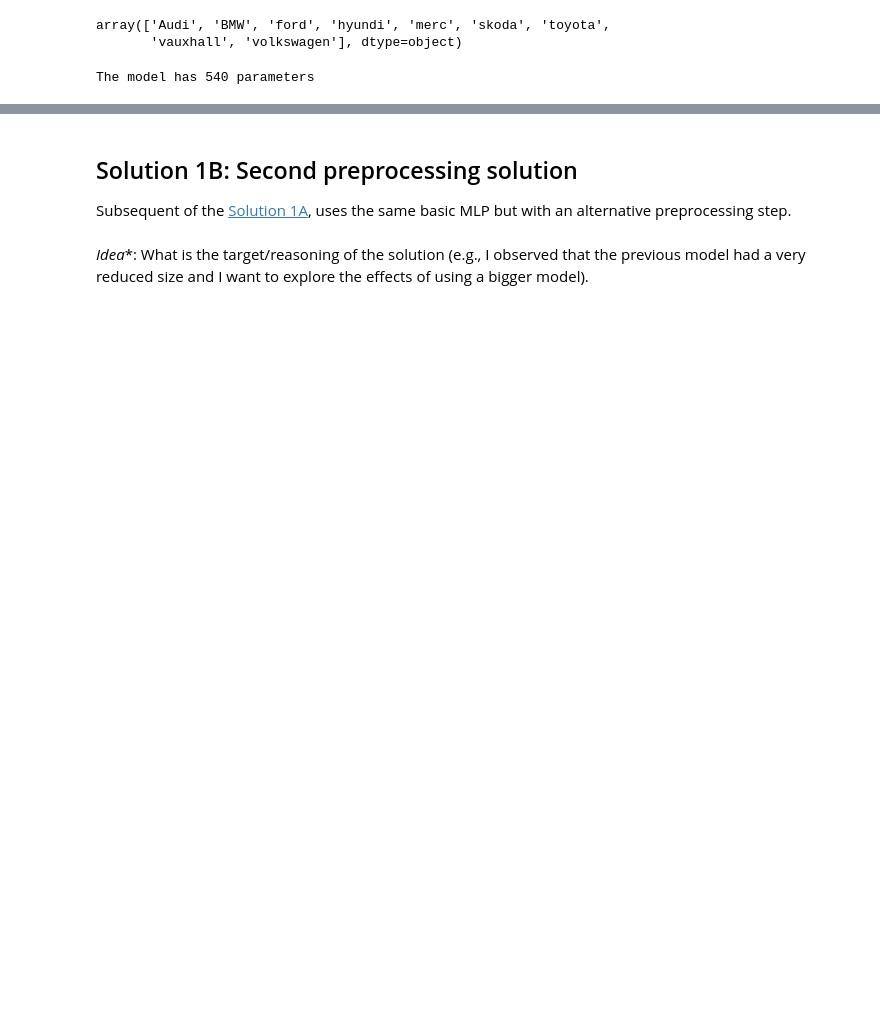
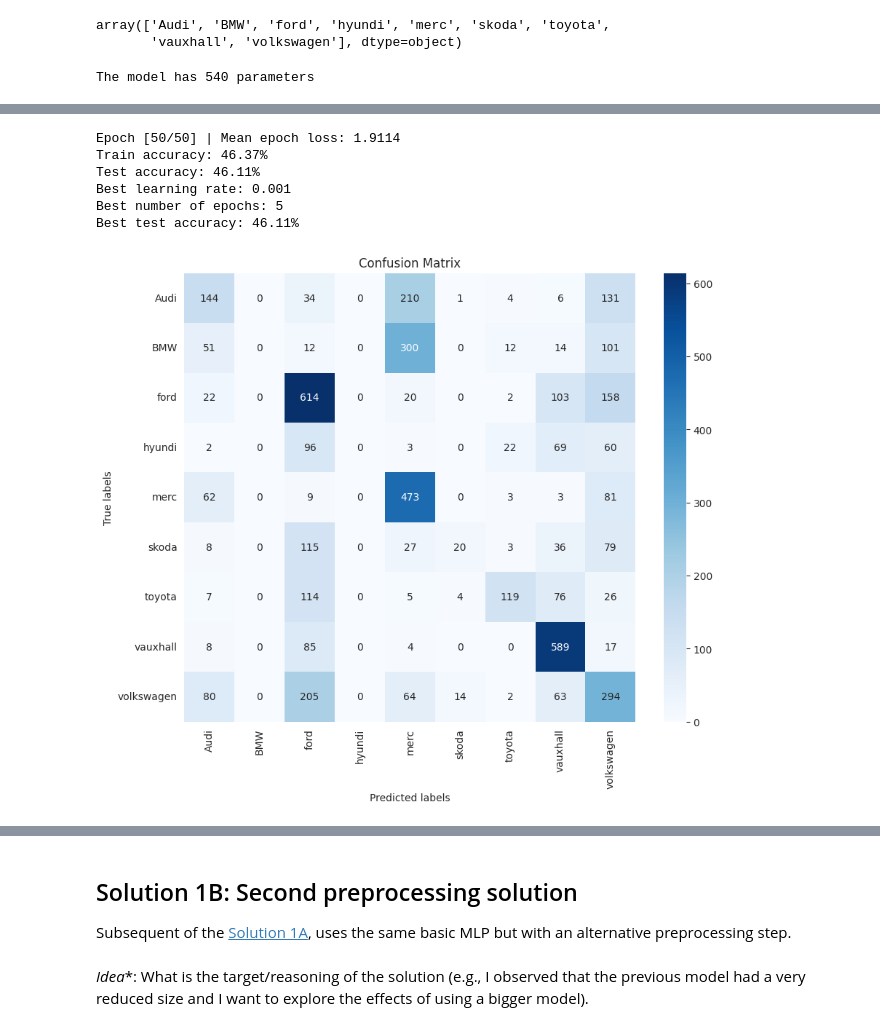
Before and after one commit to Gpascual11/P3_Gerard_Pascual, a Jupyter notebook: P3_NeuralNetworks.ipynb, the cells around one changed output, grey strips where cells are left out. Drawn from its saved outputs; the diff is of its cells as text; code cells hidden in the pictures; blank space fills up the shorter version.

```diff
--- a/P3_NeuralNetworks.ipynb
+++ b/P3_NeuralNetworks.ipynb
@@ -958,0 +955,69 @@ Test accuracy: 34.59%
+# %%
+# Function to initialize the weights of the model
+def initialize_weights(model):
+    for layer in model.children():
+        if hasattr(layer, 'reset_parameters'):
+            layer.reset_parameters()
+# %%
+# Define the grid of hyperparameters
+learning_rates = [0.1, 0.01, 0.001, 0.0001]
+num_epochs_list = [5, 10, 20, 50]
+
+# Placeholder for the best hyperparameters
+best_lr = None
+best_num_epochs = None
+best_test_accuracy = 0
+
+# Store results for all combinations
+results = []
+# %%
+# Iterate over all combinations of learning rates and number of epochs
+for lr, num_epochs in itertools.product(learning_rates, num_epochs_list):
+    print(f"Training model with learning rate: {lr} and epochs: {num_epochs}")
+
+    # Reinitialize the model's weights
+    initialize_weights(model1A)
+
+    # Train the model
+    losses = train(model1A, train_dataset1A, num_epochs=num_epochs, lr=lr)
+
+    # Evaluate the model on the train dataset
+    train_accuracy, _, _ = evaluate(model1A, train_dataset1A)
+
+    # Evaluate the model on the test dataset
+    test_accuracy, test_all_targets, test_all_predicted = evaluate(model1A, test_dataset1A)
+
+    # Save the results
+    results.append((lr, num_epochs, train_accuracy, test_accuracy))
+
+    # Print the accuracies
+    print(f'Train accuracy: {train_accuracy*100:.2f}%')
+    print(f'Test accuracy: {test_accuracy*100:.2f}%')
+
+    # Update the best hyperparameters based on test accuracy
+    if test_accuracy > best_test_accuracy:
+        best_test_accuracy = test_accuracy
+        best_lr = lr
+        best_num_epochs = num_epochs
+        best_test_all_targets = test_all_targets
+        best_test_all_predicted = test_all_predicted
+
+# Display the best combination
+print(f"Best learning rate: {best_lr}")
+print(f"Best number of epochs: {best_num_epochs}")
+print(f"Best test accuracy: {best_test_accuracy*100:.2f}%")
+
+# Plot confusion matrix for the best model
+plot_confusion_matrix(best_test_all_targets, best_test_all_predicted, label_encoder)
+
+print("\nAll results:")
+for lr, num_epochs, train_acc, test_acc in results:
+    print(f"LR: {lr}, Epochs: {num_epochs} => Train Acc: {train_acc*100:.2f}%, Test Acc: {test_acc*100:.2f}%")
+# %% [output]
+Epoch [50/50] | Mean epoch loss: 1.9114
+Train accuracy: 46.37%
+Test accuracy: 46.11%
+Best learning rate: 0.001
+Best number of epochs: 5
+Best test accuracy: 46.11%
+[figure, added]
```
Also changed, not shown: parts of 36 cells of this notebook.
